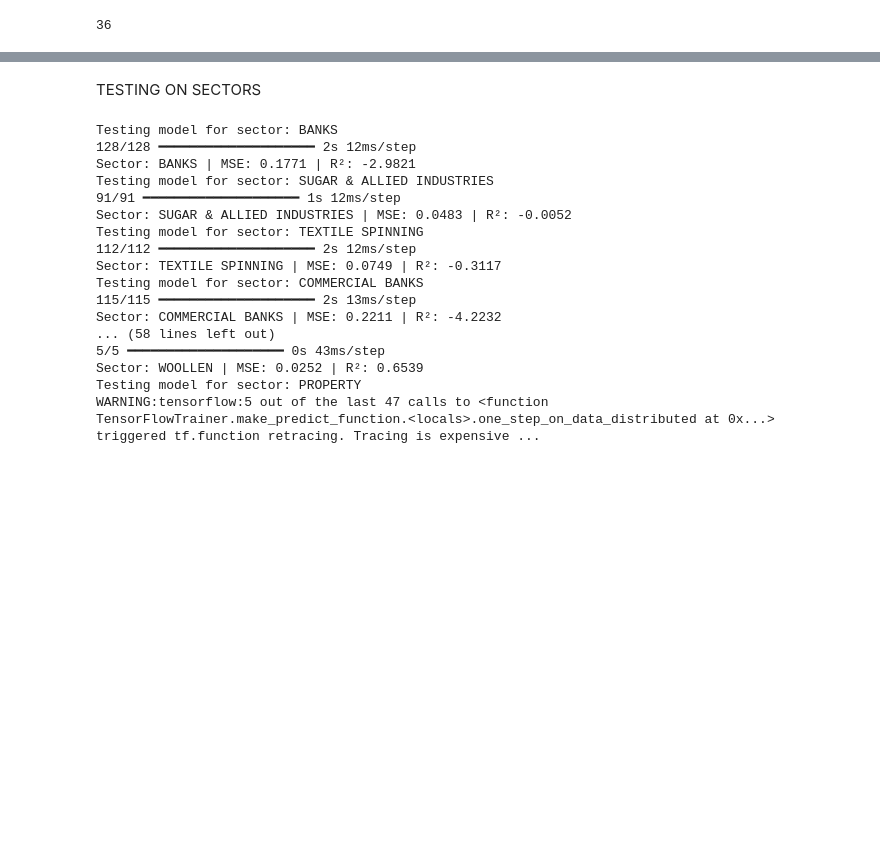
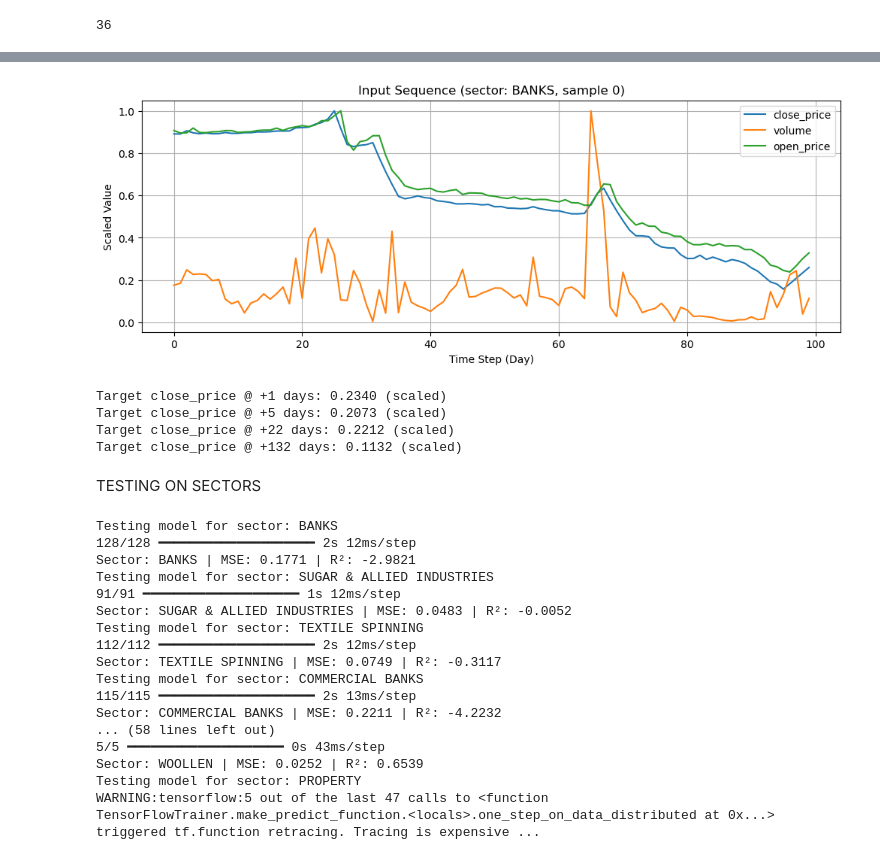
Before and after one commit to anosha2001/PSXAnalyser, a Jupyter notebook: company_data.ipynb, the cells around one changed output, grey strips where cells are left out. Cells and saved outputs as stored; diff of their text form; code cells hidden in the pictures; blank space fills up the shorter version.

```diff
--- a/company_data.ipynb
+++ b/company_data.ipynb
@@ -424 +451,35 @@ print(len(sector_train_datasets))
+# %%
+# Pick a sector to inspect
+sector = sectors[0]  # e.g., 'BANKS'
+X_train, y_train = sector_train_datasets[sector]
+
+# Pick a sample
+sample_idx = 0
+sample = X_train[sample_idx]  # shape: (time_step, features)
+targets = y_train[sample_idx]  # shape: (num_horizons,)
+
+# Feature names (assuming 3)
+feature_names = ['close_price', 'volume', 'open_price']
+
+# Plot the input sequence
+plt.figure(figsize=(12, 4))
+for i in range(sample.shape[1]):
+    plt.plot(sample[:, i], label=feature_names[i])
+plt.title(f"Input Sequence (sector: {sector}, sample {sample_idx})")
+plt.xlabel("Time Step (Day)")
+plt.ylabel("Scaled Value")
+plt.legend()
+plt.grid(True)
+plt.show()
+
+# Show multi-horizon targets
+horizons = [1, 5, 22, 132]
+for h, val in zip(horizons, targets):
+    print(f"Target close_price @ +{h} days: {val:.4f} (scaled)")
+# %% [output]
+[figure, added]
+Target close_price @ +1 days: 0.2340 (scaled)
+Target close_price @ +5 days: 0.2073 (scaled)
+Target close_price @ +22 days: 0.2212 (scaled)
+Target close_price @ +132 days: 0.1132 (scaled)
 # %%
```
Also changed, not shown: parts of 6 cells of this notebook.
